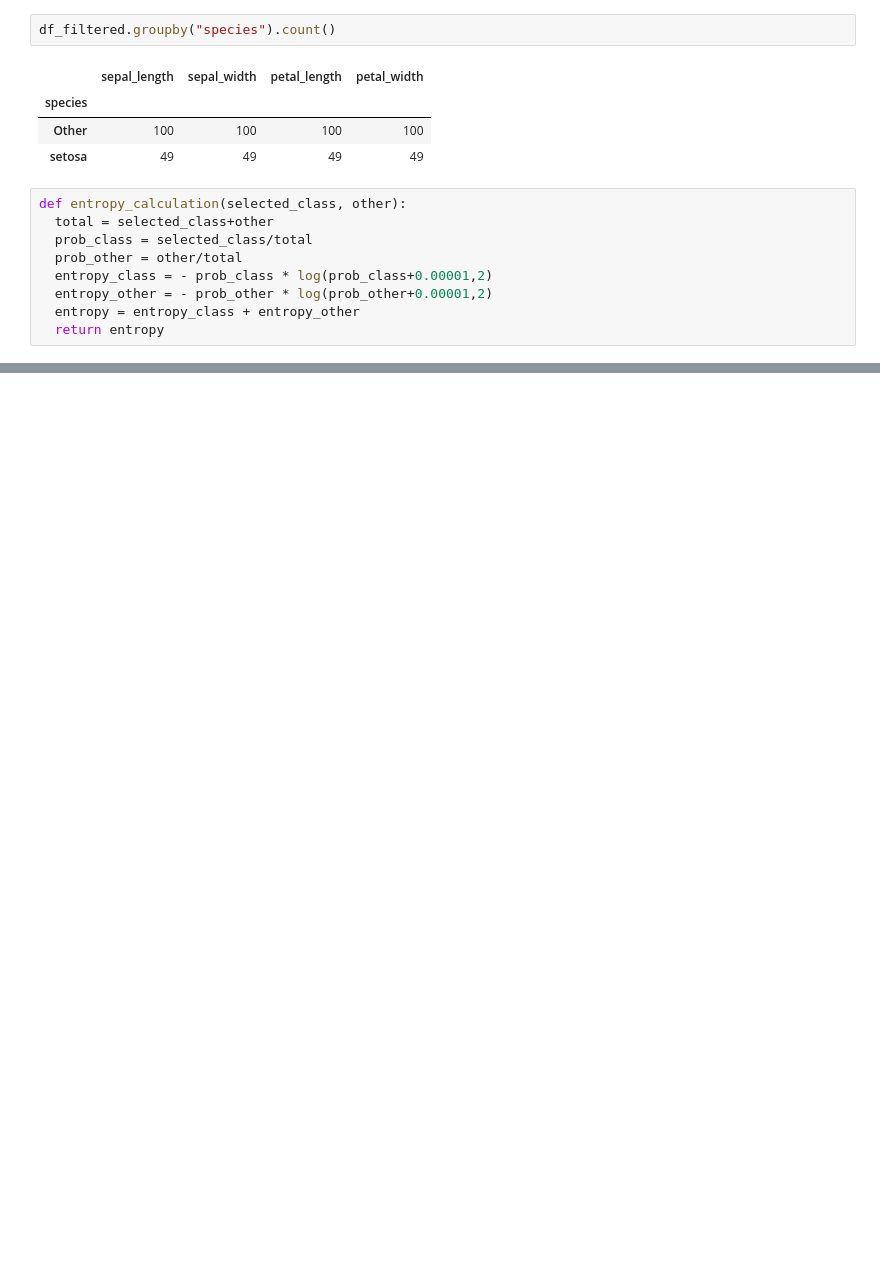
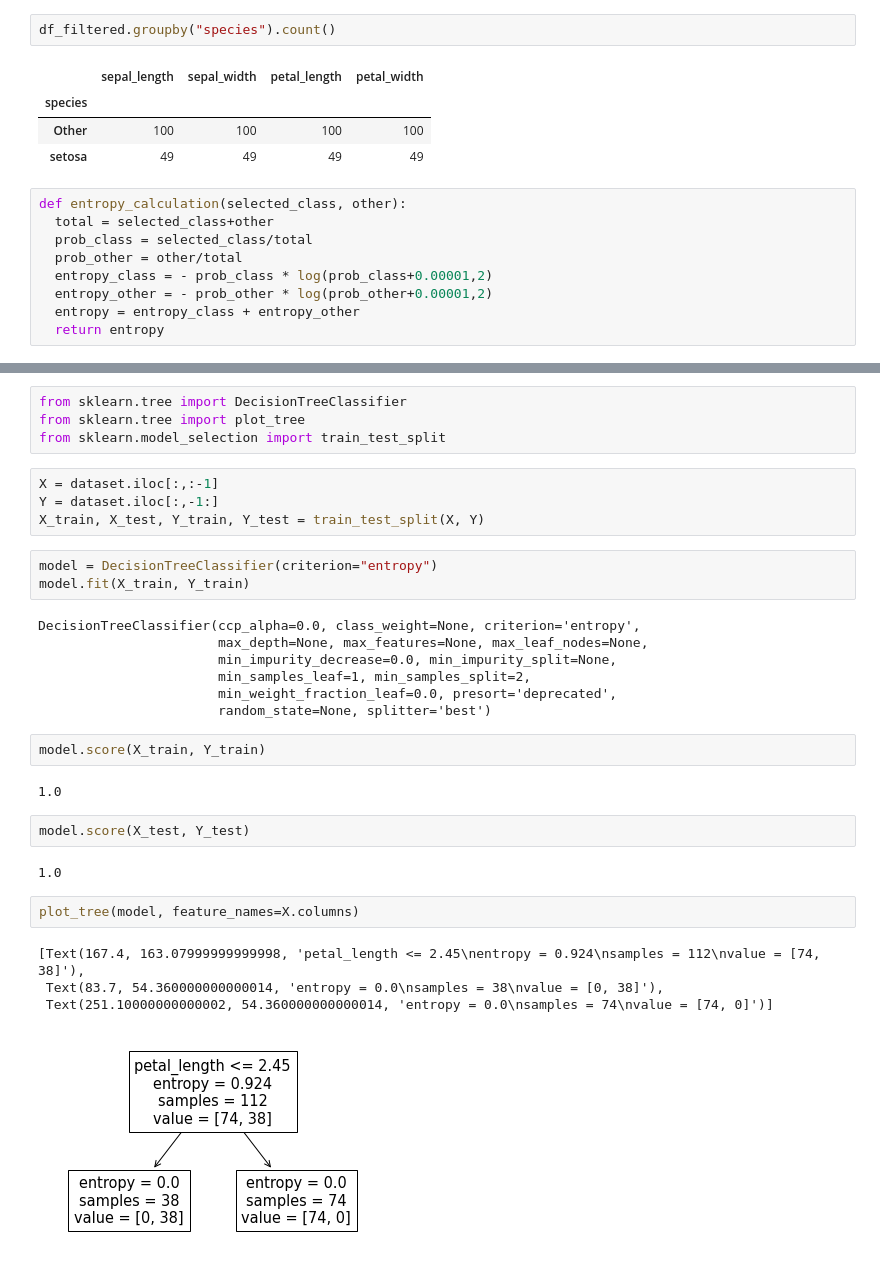
Before and after one commit to CuadraAlconero/IDAL_IA3_CuadraAlconero, a Jupyter notebook: Decision_trees.ipynb, the cells around one changed output, grey strips where cells are left out. Saved outputs shown, nothing was run; the diff lists cells and outputs as text; blank space fills up the shorter version.

```diff
--- a/Decision_trees.ipynb
+++ b/Decision_trees.ipynb
@@ -96,0 +99,33 @@ entropy_calculation(10000, 1)
+# %%
+from sklearn.tree import DecisionTreeClassifier
+from sklearn.tree import plot_tree
+from sklearn.model_selection import train_test_split
+# %%
+X = dataset.iloc[:,:-1]
+Y = dataset.iloc[:,-1:]
+X_train, X_test, Y_train, Y_test = train_test_split(X, Y)
+# %%
+model = DecisionTreeClassifier(criterion="entropy")
+model.fit(X_train, Y_train)
+# %% [output]
+DecisionTreeClassifier(ccp_alpha=0.0, class_weight=None, criterion='entropy',
+                       max_depth=None, max_features=None, max_leaf_nodes=None,
+                       min_impurity_decrease=0.0, min_impurity_split=None,
+                       min_samples_leaf=1, min_samples_split=2,
+                       min_weight_fraction_leaf=0.0, presort='deprecated',
+                       random_state=None, splitter='best')
+# %%
+model.score(X_train, Y_train)
+# %% [output]
+1.0
+# %%
+model.score(X_test, Y_test)
+# %% [output]
+1.0
+# %%
+plot_tree(model, feature_names=X.columns)
+# %% [output]
+[Text(167.4, 163.07999999999998, 'petal_length <= 2.45\nentropy = 0.924\nsamples = 112\nvalue = [74, 38]'),
+ Text(83.7, 54.360000000000014, 'entropy = 0.0\nsamples = 38\nvalue = [0, 38]'),
+ Text(251.10000000000002, 54.360000000000014, 'entropy = 0.0\nsamples = 74\nvalue = [74, 0]')]
+[figure, added]
```
Also changed, not shown: parts of 6 cells of this notebook.
